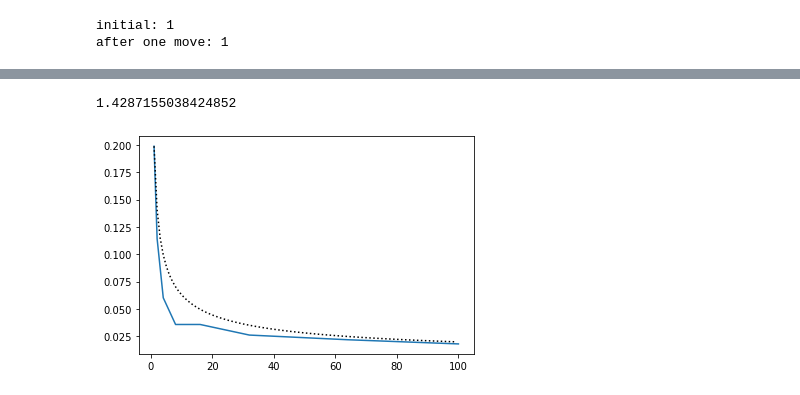
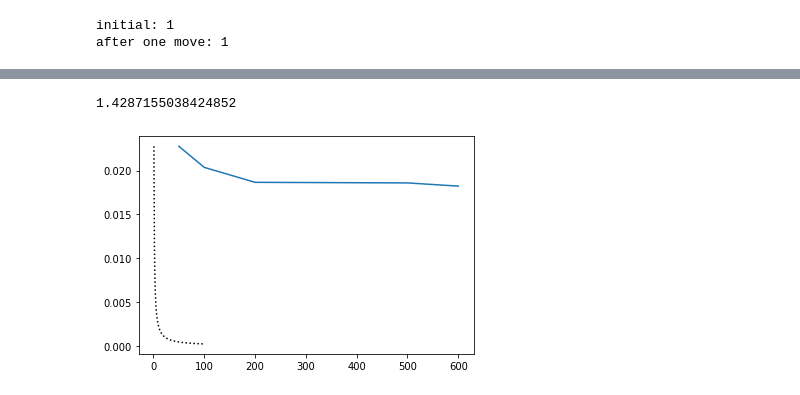
Before and after one commit to ahmedtarek-/MNS_CP_2022, a Jupyter notebook: stochastic_channel/Stochastic.ipynb, the cells around one changed output, grey strips where cells are left out. Saved outputs shown, nothing was run; the diff lists cells and outputs as text; code cells hidden in the pictures.

```diff
--- a/stochastic_channel/Stochastic.ipynb
+++ b/stochastic_channel/Stochastic.ipynb
@@ -7,6 +9,7 @@ Hello Tarek
 from random import uniform
 import numpy as np
 import matplotlib.pyplot as plt
+from matplotlib.pyplot import figure
 import warnings
 warnings.filterwarnings('ignore')
 
@@ -17,6 +20,12 @@ class StochasticKChannel:
   def __init__(self, initial_state=1, voltage=-50, delta_t=0.1):
     self.state = initial_state
     self.voltage = voltage
+    self.delta_t = delta_t
+
+  def update_voltage(self, voltage):
+    self.voltage = voltage
+
+  def update_delta_t(self, delta_t):
     self.delta_t = delta_t
 
   def alpha_n(self):
@@ -117,6 +126,7 @@ class StochasticKChannel:
       self.state_4_transition()
     elif self.state ==  5:
       self.state_5_transition()
+    return self.P()
 
   def go_stochastic(self, t_max=0, delta_t=0):
     self.delta_t = delta_t
@@ -132,8 +142,6 @@ channel = StochasticKChannel(initial_state=1, voltage=10)
 print("initial: {}".format(channel.state))
 channel.next_state()
 print("after one move: {}".format(channel.state))
-
-# Extend Channel to take t_max and delta_t and keeps going on until t_max is done
 # %% [output]
 initial: 1
 after one move: 1
@@ -161,38 +544,22 @@ plt.show()
 # %%
-def alpha_n(voltage):
-  alpha = (0.01* (voltage +  55)) / (1 - np.exp(-0.1 * (voltage + 55) ))
-  # print("Alpha: {}".format(alpha))
-  return alpha
-
-def beta_n(voltage):
-  beta = 0.125 * np.exp(-0.0125 * (voltage + 65) )
-  # print("Beta: {}".format(beta))
-  return beta
-
-def n_inf(voltage):
-  n_inf = alpha_n(voltage) / (alpha_n(voltage) + beta_n(voltage))
-  return n_inf
-
-def tao(voltage):
-  return 1 / (alpha_n(voltage) + beta_n(voltage))
 
 voltage = 10
 delta_t = 0.01
-ns = [1,2,4,8,16,32,64] + [100]
+ns = [50,100,200,500,600]
 variances = []
 for n in ns:
   outputs = []
   for x in range(n):
     channel = StochasticKChannel(initial_state=1, voltage=voltage)
     outputs.append(channel.go_stochastic(t_max=60, delta_t=delta_t))
   avgs = np.mean(np.array(outputs), axis=0)
   variances.append(np.var(avgs))
 
 n_inf_line = [n_inf(10)**4 for x in range(int(t_max/delta_t))]
-expected_varaince = [variances[0]/np.sqrt(N) for N in range(100)]
+expected_varaince = [variances[0]/N for N in range(100)]
 plt.plot(ns, variances)
 plt.plot(range(100), expected_varaince, ls=":", c="k")
 tao(voltage)
 # %% [output]
 1.4287155038424852
-[figure, old version]
+[figure, new version]
```
Also changed, not shown: parts of 14 cells of this notebook.
